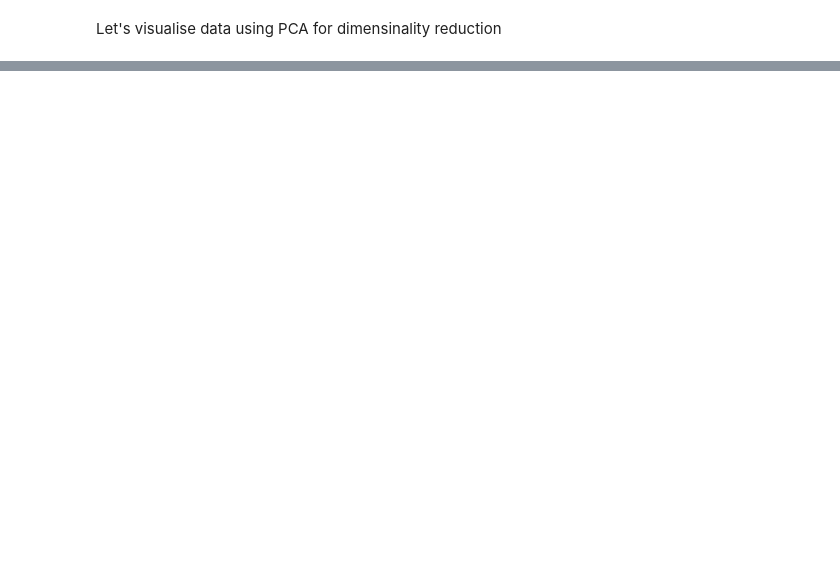
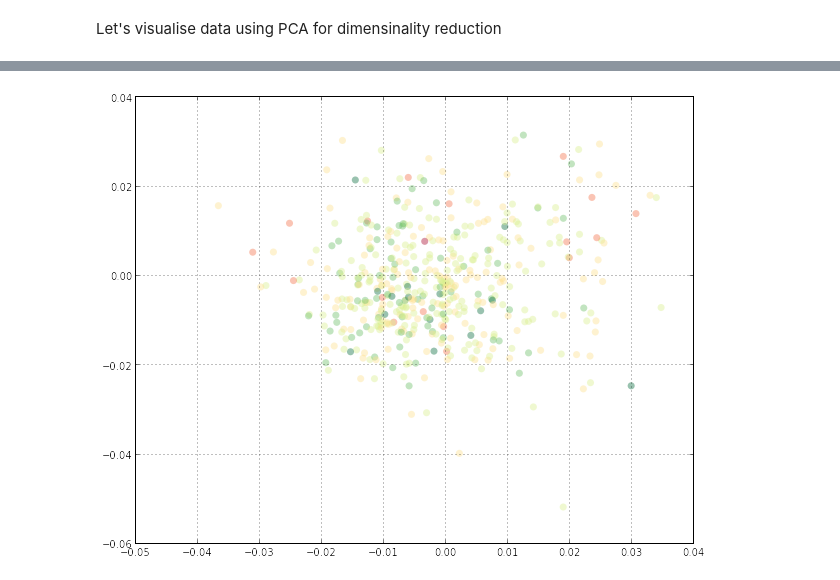
Before and after one commit to piotrszul/spark-intro, a Jupyter notebook: ml/WineAnalysis.ipynb, the cells around one changed output, grey strips where cells are left out. Cells and saved outputs as stored; diff of their text form; code cells hidden in the pictures; blank space fills up the shorter version.

```diff
--- a/ml/WineAnalysis.ipynb
+++ b/ml/WineAnalysis.ipynb
@@ -65,8 +99,8 @@ from pyspark.ml import Pipeline
 
 
 all_assembler = VectorAssembler(
-#    inputCols=["sulphates", "density", "alcohol"],
-    inputCols=map(lambda s:s.name,df.schema.fields)[:-1],
+    inputCols=["sulphates", "density", "alcohol"],
+#    inputCols=map(lambda s:s.name,df.schema.fields)[:-1],
     outputCol="features")
 normalizer = Normalizer(inputCol="features", outputCol="norm_features")
 pca = PCA(k=2, inputCol="norm_features", outputCol="pca_features")
@@ -82,12 +120,14 @@ pylab.rcParams['figure.figsize'] = (10.0, 8.0)
 # %%
 import matplotlib.pyplot as plt
 pca_data = pca_model.transform(data)
 
-sampling_fraction = 0.9
+sampling_fraction = 0.1
 
 pca_xy = np.matrix(map(lambda r:r.pca_features.array, pca_data.sample(False, sampling_fraction, 13).collect()))
 pca_colors = map(lambda r: float(r.quality),data.select('quality').sample(False, sampling_fraction, 13).collect())
 
 plt.scatter(pca_xy[:,0], pca_xy[:,1], c=pca_colors, alpha=0.4, cmap=plt.get_cmap('RdYlGn'), edgecolors='none', s=50)
 plt.grid(True)
 plt.show()
+# %% [output]
+[figure, added]
```
Also changed, not shown: parts of 10 cells of this notebook, 1 other file.
